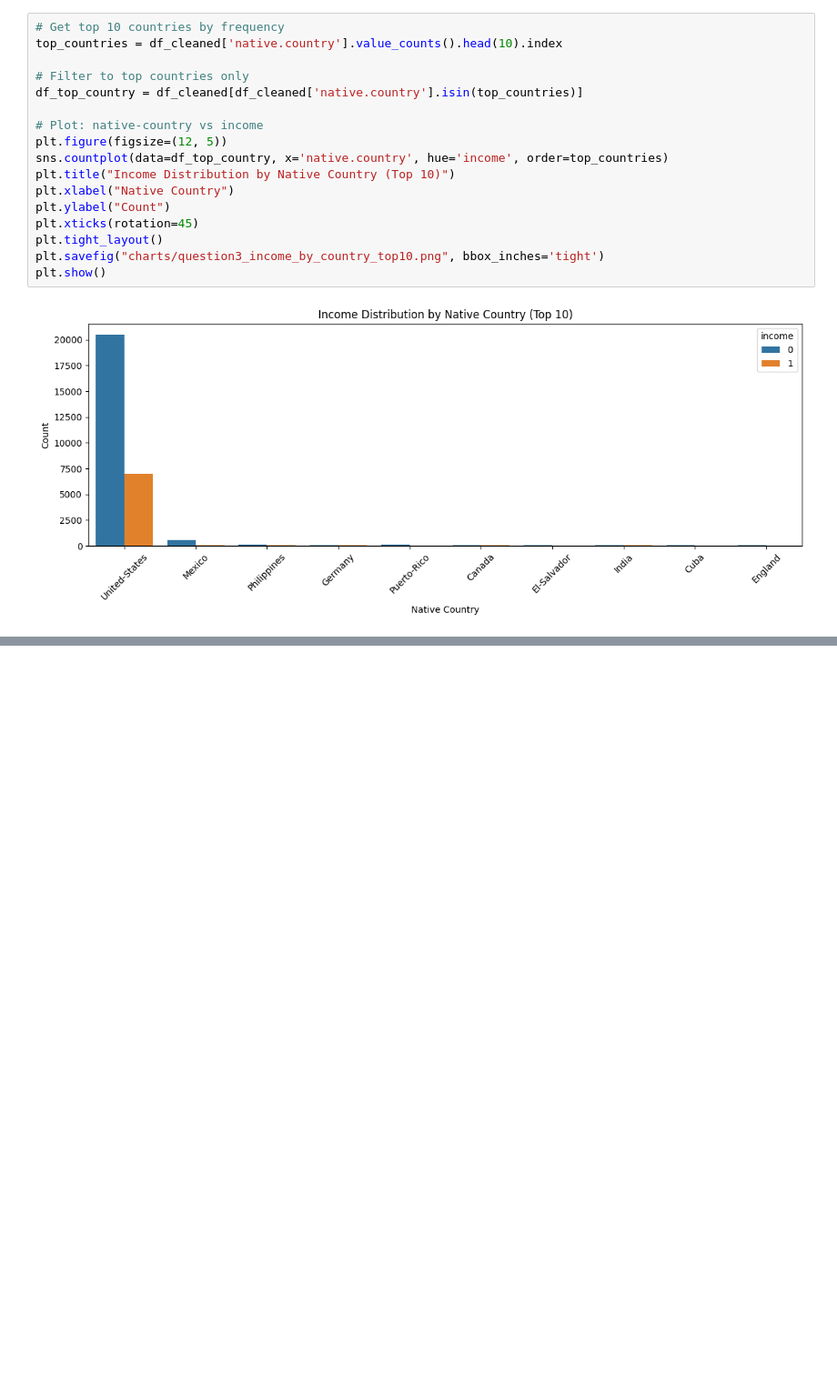
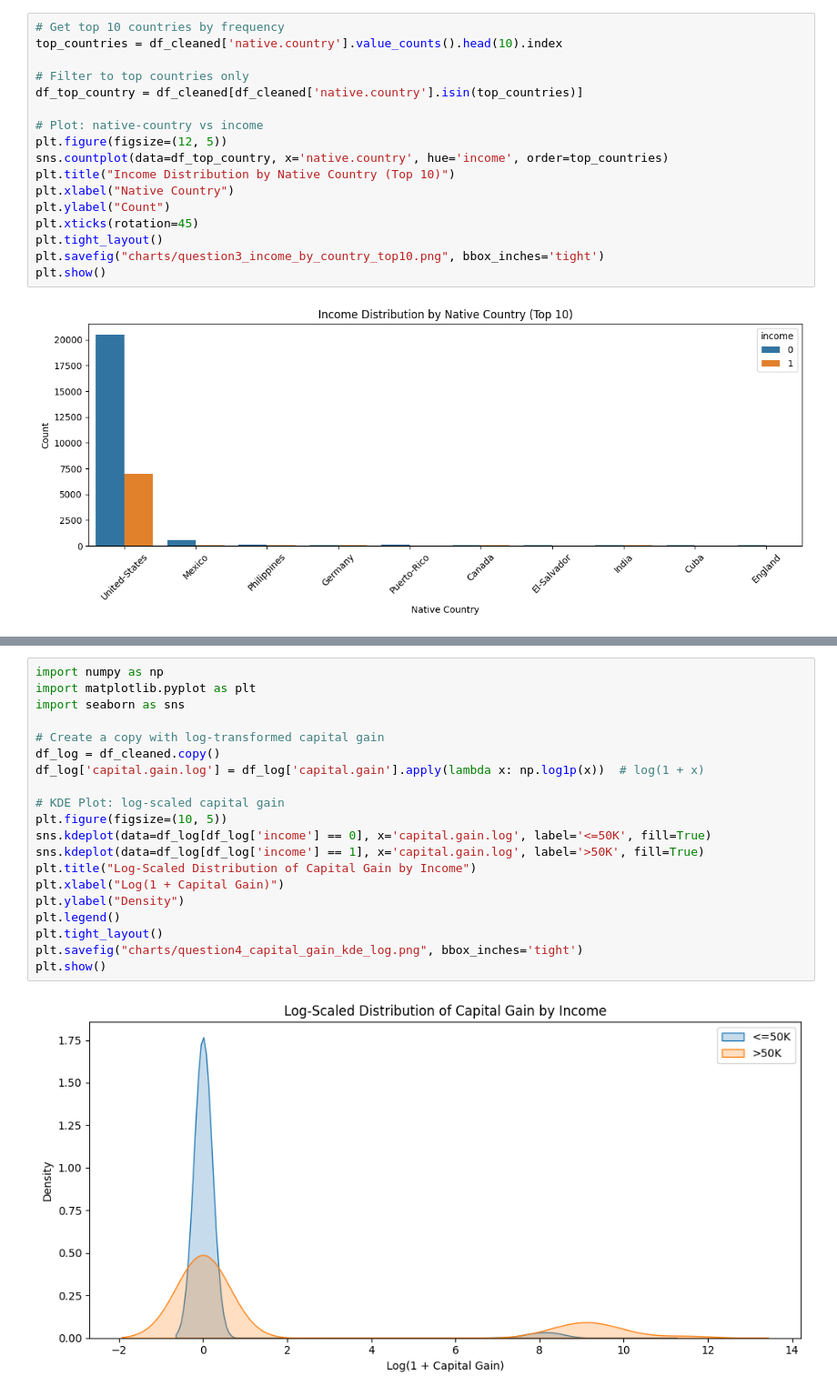
Before and after one commit to vijaivimu/SDS-CP034-incomeinsight, a Jupyter notebook: submissions/team-members/Vijai/02_eda_income_insights.ipynb, the cells around one changed output, grey strips where cells are left out. Shown at 91% size. Cells and saved outputs as stored; diff of their text form; blank space fills up the shorter version.

```diff
--- a/submissions/team-members/Vijai/02_eda_income_insights.ipynb
+++ b/submissions/team-members/Vijai/02_eda_income_insights.ipynb
@@ -235,0 +276,22 @@ plt.show()
+# %%
+import numpy as np
+import matplotlib.pyplot as plt
+import seaborn as sns
+
+# Create a copy with log-transformed capital gain
+df_log = df_cleaned.copy()
+df_log['capital.gain.log'] = df_log['capital.gain'].apply(lambda x: np.log1p(x))  # log(1 + x)
+
+# KDE Plot: log-scaled capital gain
+plt.figure(figsize=(10, 5))
+sns.kdeplot(data=df_log[df_log['income'] == 0], x='capital.gain.log', label='<=50K', fill=True)
+sns.kdeplot(data=df_log[df_log['income'] == 1], x='capital.gain.log', label='>50K', fill=True)
+plt.title("Log-Scaled Distribution of Capital Gain by Income")
+plt.xlabel("Log(1 + Capital Gain)")
+plt.ylabel("Density")
+plt.legend()
+plt.tight_layout()
+plt.savefig("charts/question4_capital_gain_kde_log.png", bbox_inches='tight')
+plt.show()
+# %% [output]
+[figure, added]
```
Also changed, not shown: parts of 3 cells of this notebook, 6 other files.
